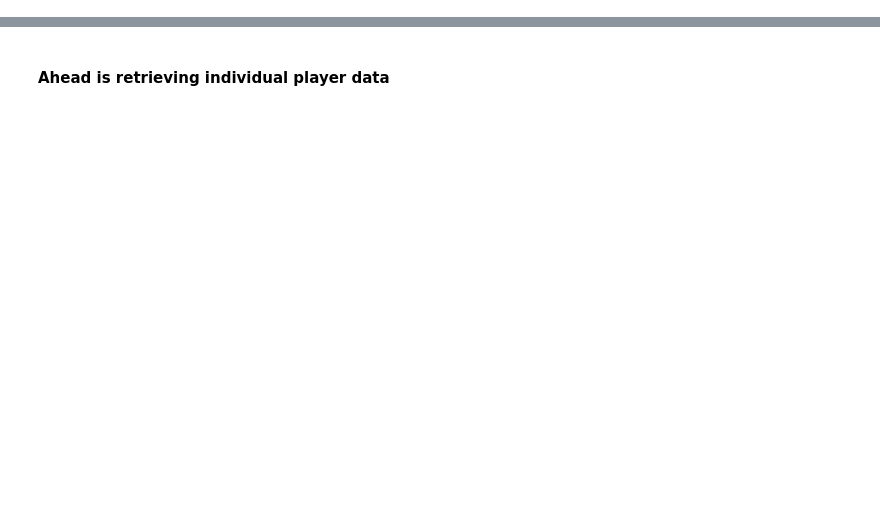
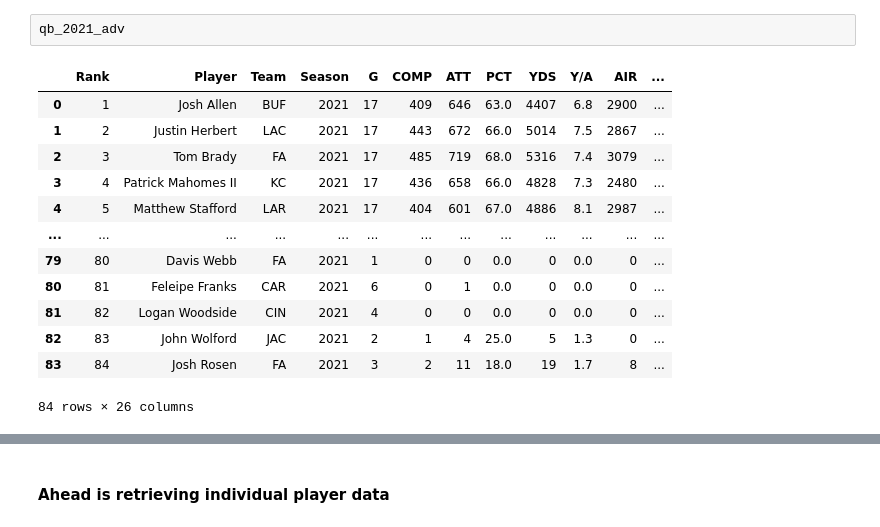
Before and after one commit to Pratiibh/Fantasy-Football-Model, a Jupyter notebook: Fantasy.ipynb, the cells around one changed output, grey strips where cells are left out. Drawn from its saved outputs; the diff is of its cells as text; blank space fills up the shorter version.

```diff
--- a/Fantasy.ipynb
+++ b/Fantasy.ipynb
@@ -234,0 +115,16 @@ wr_2023_matches[0].head()
+# %%
+qb_2021_adv
+# %% [output]
+|  | Rank | Player | Team | Season | G | COMP | ATT | PCT | YDS | Y/A | AIR | ... |
+| 0 | 1 | Josh Allen | BUF | 2021 | 17 | 409 | 646 | 63.0 | 4407 | 6.8 | 2900 | ... |
+| 1 | 2 | Justin Herbert | LAC | 2021 | 17 | 443 | 672 | 66.0 | 5014 | 7.5 | 2867 | ... |
+| 2 | 3 | Tom Brady | FA | 2021 | 17 | 485 | 719 | 68.0 | 5316 | 7.4 | 3079 | ... |
+| 3 | 4 | Patrick Mahomes II | KC | 2021 | 17 | 436 | 658 | 66.0 | 4828 | 7.3 | 2480 | ... |
+| 4 | 5 | Matthew Stafford | LAR | 2021 | 17 | 404 | 601 | 67.0 | 4886 | 8.1 | 2987 | ... |
+| ... | ... | ... | ... | ... | ... | ... | ... | ... | ... | ... | ... | ... |
+| 79 | 80 | Davis Webb | FA | 2021 | 1 | 0 | 0 | 0.0 | 0 | 0.0 | 0 | ... |
+| 80 | 81 | Feleipe Franks | CAR | 2021 | 6 | 0 | 1 | 0.0 | 0 | 0.0 | 0 | ... |
+| 81 | 82 | Logan Woodside | CIN | 2021 | 4 | 0 | 0 | 0.0 | 0 | 0.0 | 0 | ... |
+| 82 | 83 | John Wolford | JAC | 2021 | 2 | 1 | 4 | 25.0 | 5 | 1.3 | 0 | ... |
+| 83 | 84 | Josh Rosen | FA | 2021 | 3 | 2 | 11 | 18.0 | 19 | 1.7 | 8 | ... |
+84 rows × 26 columns
```
Also changed, not shown: parts of 72 cells of this notebook, 1 other file.
